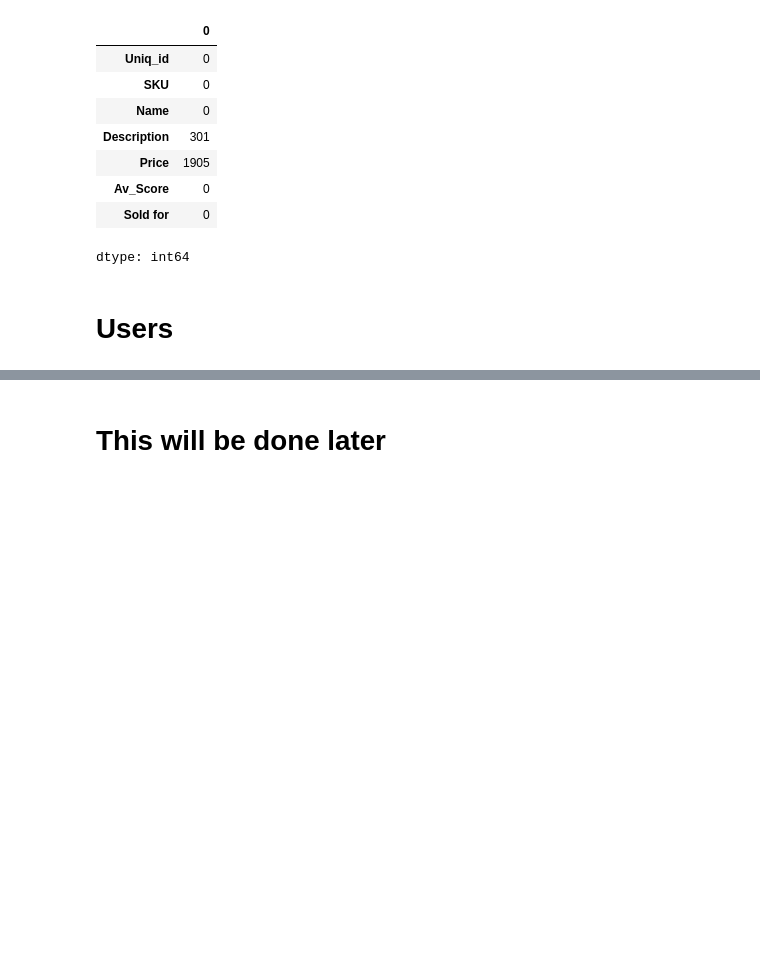
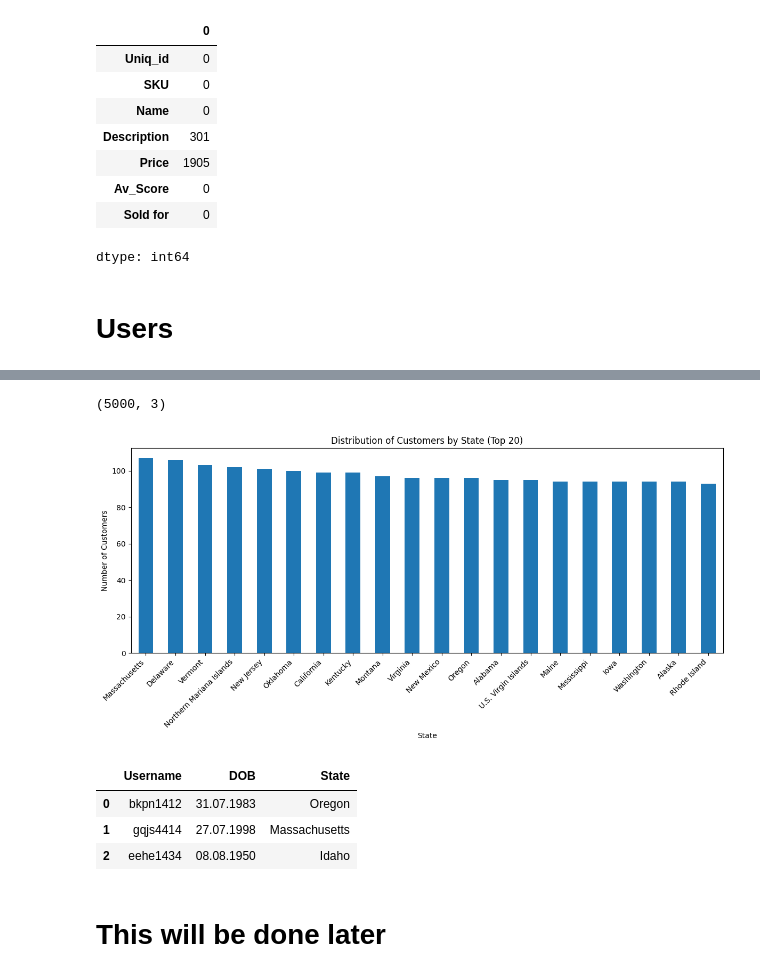
Before and after one commit to RedeemerNtumy/JCPennyConsultancyProject, a Jupyter notebook: 3549063_BD2.ipynb, the cells around one changed output, grey strips where cells are left out. Saved outputs shown, nothing was run; the diff lists cells and outputs as text; code cells hidden in the pictures; blank space fills up the shorter version.

Commit message:
Working on the User Data

```diff
--- a/3549063_BD2.ipynb
+++ b/3549063_BD2.ipynb
@@ -220,0 +238,21 @@ users = pd.read_csv("users.csv")
+# %%
+# Checking the dimensions of the user data
+users.shape
+# %% [output]
+(5000, 3)
+# %%
+# Get the value counts for the 'State' column
+state_counts = users['State'].value_counts()
+# %%
+# Select the top 20 states
+top_n_states = state_counts.head(20)
+# %%
+# Checking the distribution of customers by state
+plot_top_distribution(
+    data=top_n_states,
+    title='Distribution of Customers by State (Top 20)',
+    xlabel='State',
+    ylabel='Number of Customers',
+)
+# %% [output]
+[figure, added]
@@ -221,3 +279,11 @@ users = pd.read_csv("users.csv")
+# %%
+# Viewing first 3 rows
+users.head(3)
+# %% [output]
+|  | Username | DOB | State |
+| 0 | bkpn1412 | 31.07.1983 | Oregon |
+| 1 | gqjs4414 | 27.07.1998 | Massachusetts |
+| 2 | eehe1434 | 08.08.1950 | Idaho |
 # %% [markdown]
 # This will be done later
 # %%
```
Also changed, not shown: parts of 8 cells of this notebook.
